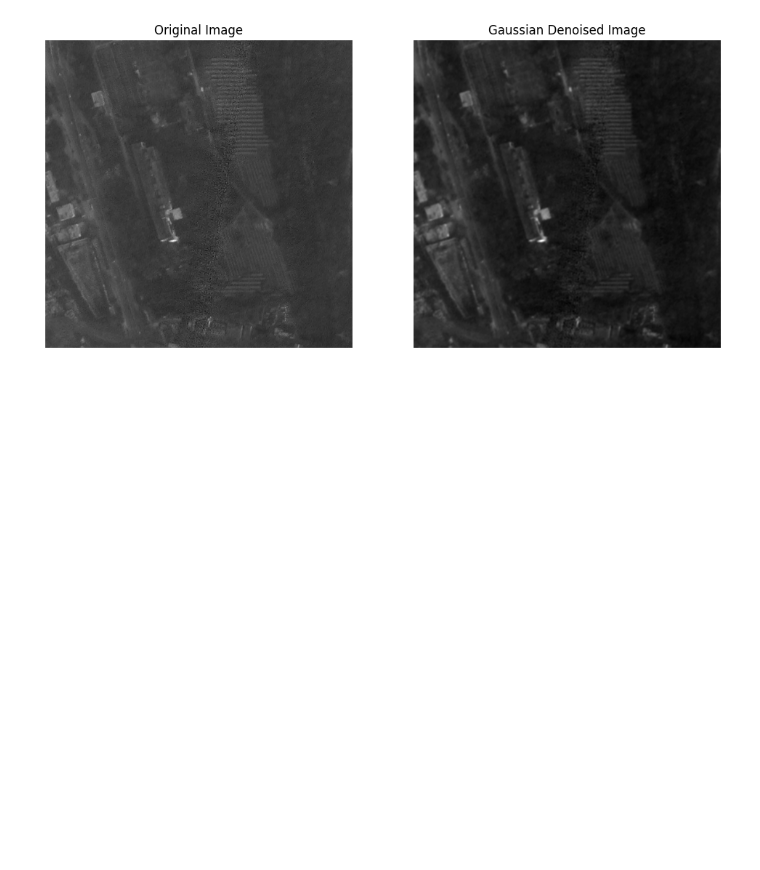
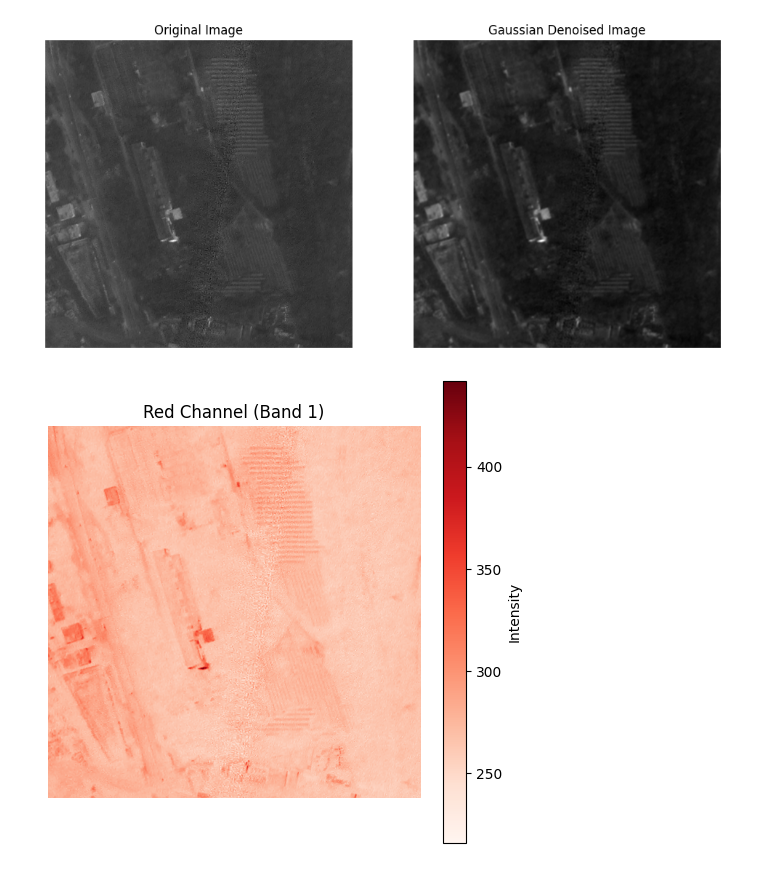
Before and after one commit to Hari-Priya-18/Image-denoising, a Jupyter notebook: rad_1.ipynb, the cells around one changed output. Drawn from its saved outputs; the diff is of its cells as text; code cells hidden in the pictures; blank space fills up the shorter version.

```diff
--- a/rad_1.ipynb
+++ b/rad_1.ipynb
@@ -63,3 +63,25 @@ plt.axis('off')
 plt.show()
 # %% [output]
 [figure]
+# %%
+import numpy as np
+import matplotlib.pyplot as plt
+
+# Load the .rad image file as grayscale
+def load_rad_image(path, shape=(512, 512)):  # Update shape if known
+    with open(path, 'rb') as f:
+        image = np.fromfile(f, dtype=np.uint16).reshape(shape)
+    return image
+
+# Load Red Channel
+red_channel = load_rad_image('/content/band1_image1.rad')
+
+# Visualize Red Channel
+plt.figure(figsize=(6, 6))
+plt.imshow(red_channel, cmap='Reds')
+plt.title("Red Channel (Band 1)")
+plt.axis('off')
+plt.colorbar(label='Intensity')
+plt.show()
+# %% [output]
+[figure, added]
```
Also changed, not shown: parts of 2 cells of this notebook.
